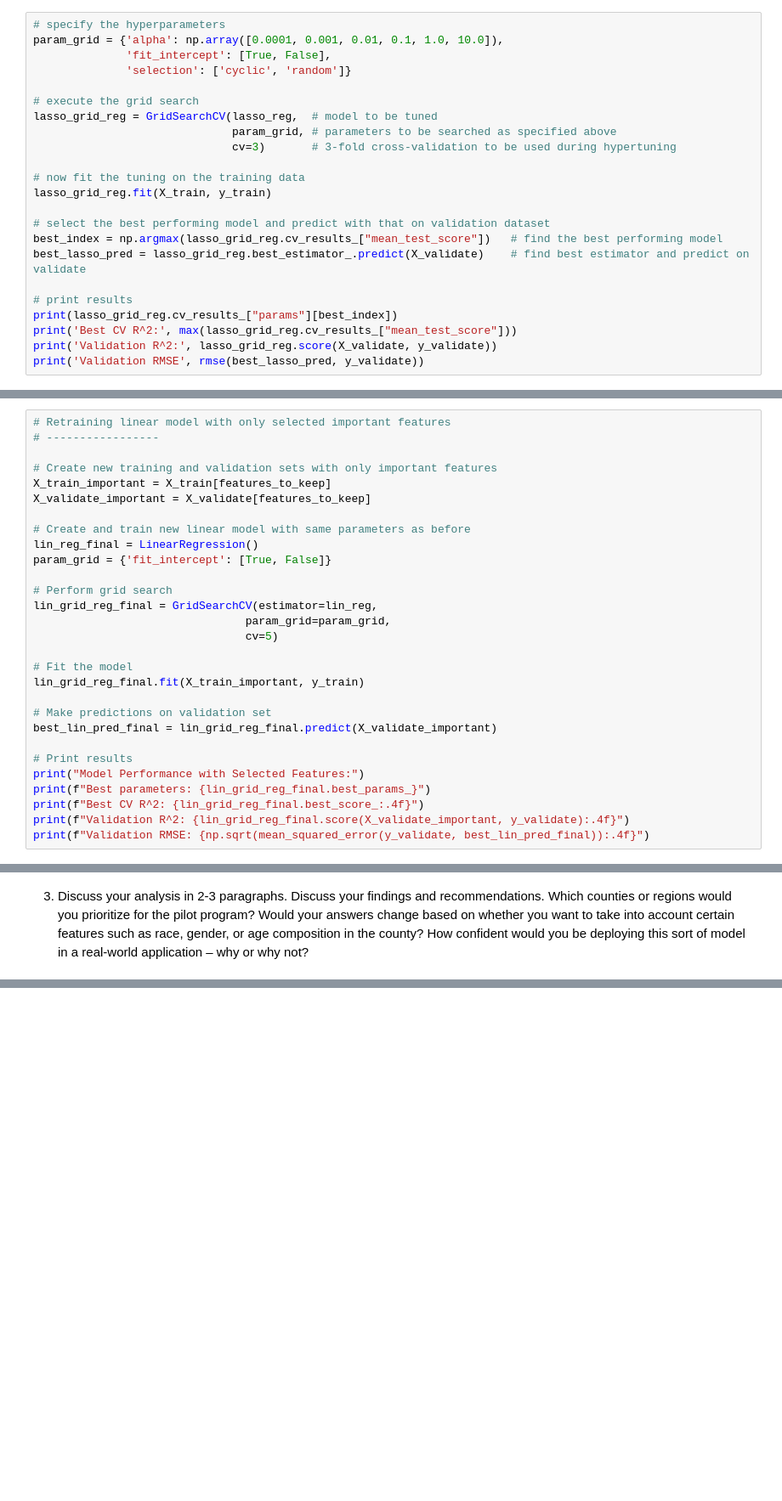
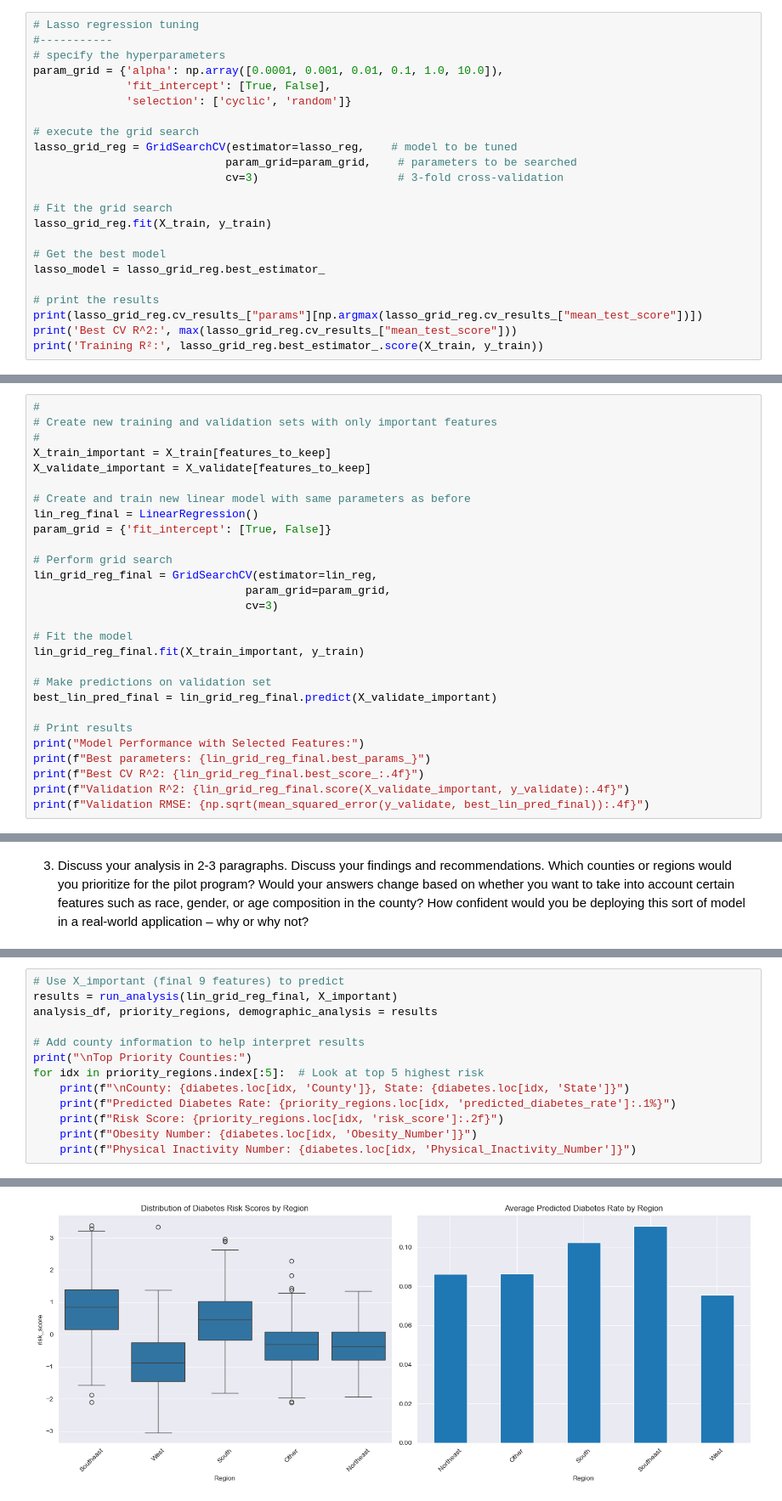
Before and after one commit to cindyalvar/Computational-Social-Science-Projects, a Jupyter notebook: Project 2/Project 2 [Cindy Alvarez].ipynb, the cells around one changed output, grey strips where cells are left out. Shown at 85% size. Saved outputs shown, nothing was run; the diff lists cells and outputs as text; blank space fills up the shorter version.

```diff
--- a/Project 2/Project 2 [Cindy Alvarez].ipynb
+++ b/Project 2/Project 2 [Cindy Alvarez].ipynb
@@ -967,28 +940,28 @@ Training R²: 0.5280613523621435
 # Creating a LASSO regression model
 lasso_reg = Lasso(alpha=0.001, max_iter=15000)
 # %%
+# Lasso regression tuning
+#-----------
 # specify the hyperparameters
 param_grid = {'alpha': np.array([0.0001, 0.001, 0.01, 0.1, 1.0, 10.0]),
               'fit_intercept': [True, False],
               'selection': ['cyclic', 'random']}
 
 # execute the grid search
-lasso_grid_reg = GridSearchCV(lasso_reg,  # model to be tuned
-                              param_grid, # parameters to be searched as specified above
-                              cv=3)       # 3-fold cross-validation to be used during hypertuning
+lasso_grid_reg = GridSearchCV(estimator=lasso_reg,    # model to be tuned
+                             param_grid=param_grid,    # parameters to be searched
+                             cv=3)                     # 3-fold cross-validation
 
-# now fit the tuning on the training data
+# Fit the grid search
 lasso_grid_reg.fit(X_train, y_train)
 
-# select the best performing model and predict with that on validation dataset
-best_index = np.argmax(lasso_grid_reg.cv_results_["mean_test_score"])   # find the best performing model
-best_lasso_pred = lasso_grid_reg.best_estimator_.predict(X_validate)    # find best estimator and predict on validate
+# Get the best model
+lasso_model = lasso_grid_reg.best_estimator_
 
-# print results
-print(lasso_grid_reg.cv_results_["params"][best_index])
+# print the results
+print(lasso_grid_reg.cv_results_["params"][np.argmax(lasso_grid_reg.cv_results_["mean_test_score"])])
 print('Best CV R^2:', max(lasso_grid_reg.cv_results_["mean_test_score"]))
-print('Validation R^2:', lasso_grid_reg.score(X_validate, y_validate))
-print('Validation RMSE', rmse(best_lasso_pred, y_validate))
+print('Training R²:', lasso_grid_reg.best_estimator_.score(X_train, y_train))
 # %% [output]
 {'alpha': 0.0001, 'fit_intercept': True, 'selection': 'cyclic'}
 Best CV R^2: 0.49699520870802233
@@ -1232,8 +1171,7 @@ Features kept:
 # %%
-# Retraining linear model with only selected important features
-# -----------------
-
+#
 # Create new training and validation sets with only important features
+#
 X_train_important = X_train[features_to_keep]
 X_validate_important = X_validate[features_to_keep]
 
@@ -1244,7 +1182,7 @@ param_grid = {'fit_intercept': [True, False]}
 # Perform grid search
 lin_grid_reg_final = GridSearchCV(estimator=lin_reg,
                                 param_grid=param_grid,
-                                cv=5)
+                                cv=3)
 
 # Fit the model
 lin_grid_reg_final.fit(X_train_important, y_train)
@@ -1390,0 +1421,14 @@ In this section, insert responses for discussion questions here.
+# %%
+# Use X_important (final 9 features) to predict
+results = run_analysis(lin_grid_reg_final, X_important)
+analysis_df, priority_regions, demographic_analysis = results
+
+# Add county information to help interpret results
+print("\nTop Priority Counties:")
+for idx in priority_regions.index[:5]:  # Look at top 5 highest risk
+    print(f"\nCounty: {diabetes.loc[idx, 'County']}, State: {diabetes.loc[idx, 'State']}")
+    print(f"Predicted Diabetes Rate: {priority_regions.loc[idx, 'predicted_diabetes_rate']:.1%}")
+    print(f"Risk Score: {priority_regions.loc[idx, 'risk_score']:.2f}")
+    print(f"Obesity Number: {diabetes.loc[idx, 'Obesity_Number']}")
+    print(f"Physical Inactivity Number: {diabetes.loc[idx, 'Physical_Inactivity_Number']}")
+# %% [output]
@@ -1390,0 +1452 @@ In this section, insert responses for discussion questions here.
+[figure, added]
```
Also changed, not shown: parts of 69 cells of this notebook.
